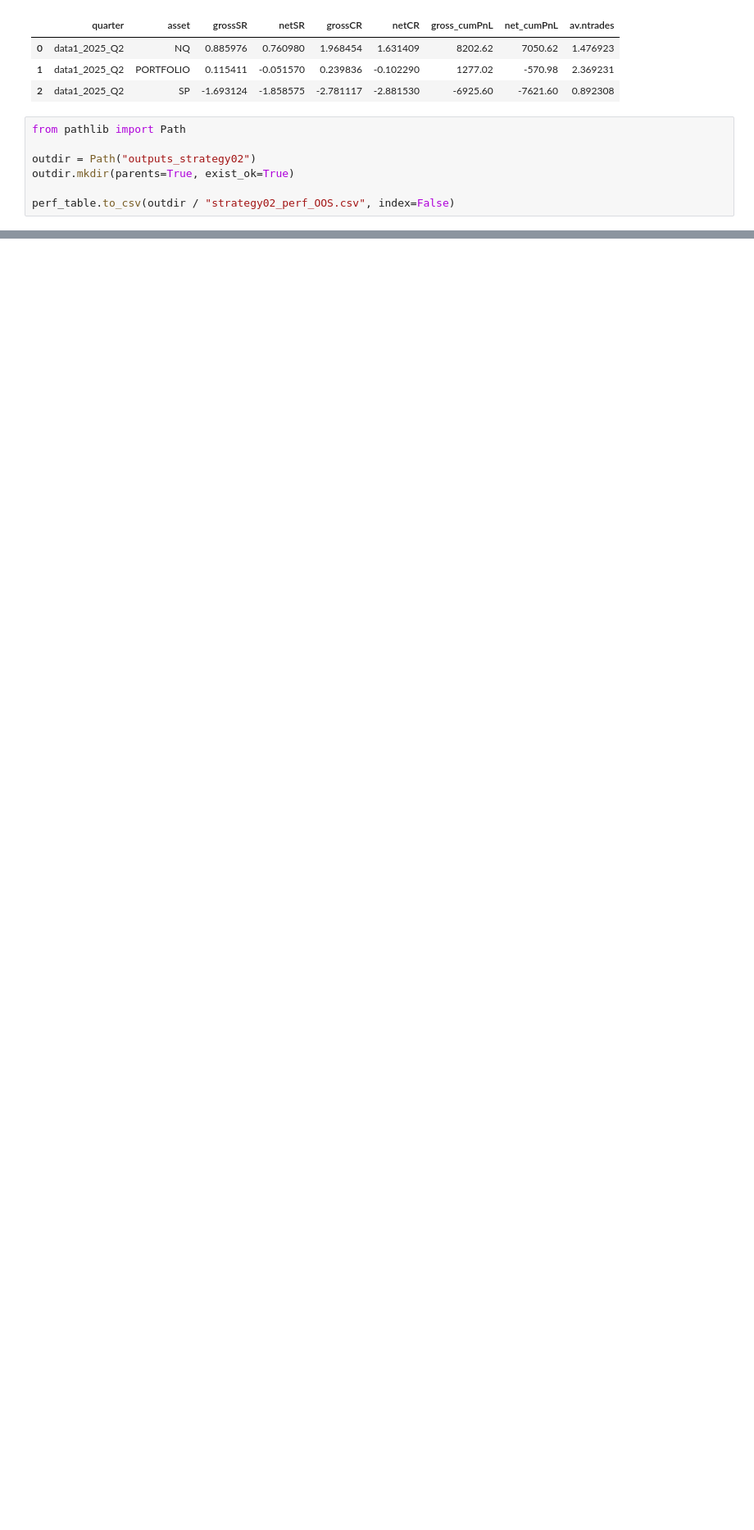
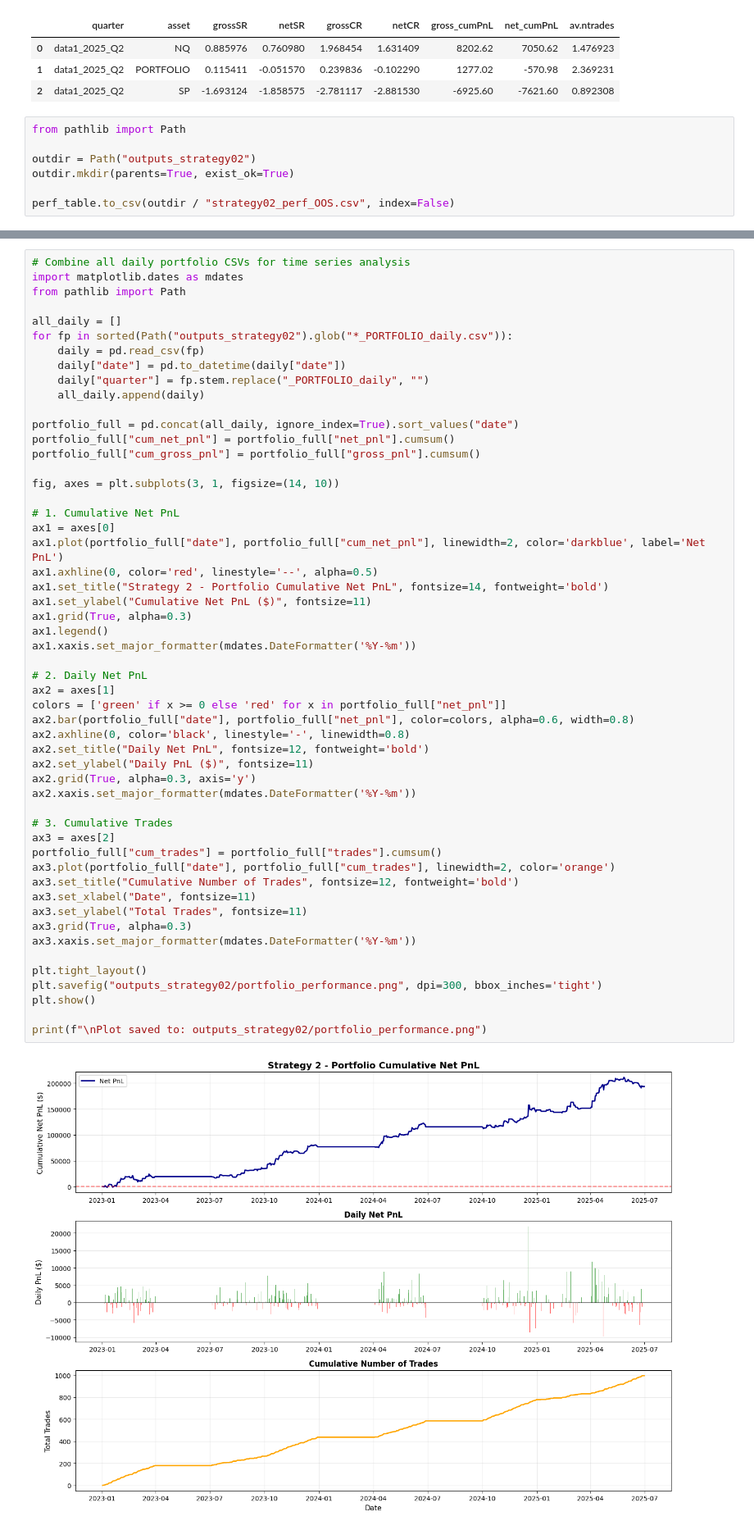
Before and after one commit to wynalazior/HFD-Final-Project, a Jupyter notebook: Testing/Strategy2.ipynb, the cells around one changed output, grey strips where cells are left out. Shown at 82% size. Cells and saved outputs as stored; diff of their text form; blank space fills up the shorter version.

```diff
--- a/Testing/Strategy2.ipynb
+++ b/Testing/Strategy2.ipynb
@@ -1236,0 +1373,55 @@ perf_table.to_csv(outdir / "strategy02_perf_OOS.csv", index=False)
+# %%
+# Combine all daily portfolio CSVs for time series analysis
+import matplotlib.dates as mdates
+from pathlib import Path
+
+all_daily = []
+for fp in sorted(Path("outputs_strategy02").glob("*_PORTFOLIO_daily.csv")):
+    daily = pd.read_csv(fp)
+    daily["date"] = pd.to_datetime(daily["date"])
+    daily["quarter"] = fp.stem.replace("_PORTFOLIO_daily", "")
+    all_daily.append(daily)
+
+portfolio_full = pd.concat(all_daily, ignore_index=True).sort_values("date")
+portfolio_full["cum_net_pnl"] = portfolio_full["net_pnl"].cumsum()
+portfolio_full["cum_gross_pnl"] = portfolio_full["gross_pnl"].cumsum()
+
+fig, axes = plt.subplots(3, 1, figsize=(14, 10))
+
+# 1. Cumulative Net PnL
+ax1 = axes[0]
+ax1.plot(portfolio_full["date"], portfolio_full["cum_net_pnl"], linewidth=2, color='darkblue', label='Net PnL')
+ax1.axhline(0, color='red', linestyle='--', alpha=0.5)
+ax1.set_title("Strategy 2 - Portfolio Cumulative Net PnL", fontsize=14, fontweight='bold')
+ax1.set_ylabel("Cumulative Net PnL ($)", fontsize=11)
+ax1.grid(True, alpha=0.3)
+ax1.legend()
+ax1.xaxis.set_major_formatter(mdates.DateFormatter('%Y-%m'))
+
+# 2. Daily Net PnL
+ax2 = axes[1]
+colors = ['green' if x >= 0 else 'red' for x in portfolio_full["net_pnl"]]
+ax2.bar(portfolio_full["date"], portfolio_full["net_pnl"], color=colors, alpha=0.6, width=0.8)
+ax2.axhline(0, color='black', linestyle='-', linewidth=0.8)
+ax2.set_title("Daily Net PnL", fontsize=12, fontweight='bold')
+ax2.set_ylabel("Daily PnL ($)", fontsize=11)
+ax2.grid(True, alpha=0.3, axis='y')
+ax2.xaxis.set_major_formatter(mdates.DateFormatter('%Y-%m'))
+
+# 3. Cumulative Trades
+ax3 = axes[2]
+portfolio_full["cum_trades"] = portfolio_full["trades"].cumsum()
+ax3.plot(portfolio_full["date"], portfolio_full["cum_trades"], linewidth=2, color='orange')
+ax3.set_title("Cumulative Number of Trades", fontsize=12, fontweight='bold')
+ax3.set_xlabel("Date", fontsize=11)
+ax3.set_ylabel("Total Trades", fontsize=11)
+ax3.grid(True, alpha=0.3)
+ax3.xaxis.set_major_formatter(mdates.DateFormatter('%Y-%m'))
+
+plt.tight_layout()
+plt.savefig("outputs_strategy02/portfolio_performance.png", dpi=300, bbox_inches='tight')
+plt.show()
+
+print(f"\nPlot saved to: outputs_strategy02/portfolio_performance.png")
+# %% [output]
+[figure, added]
```
Also changed, not shown: parts of 11 cells of this notebook, 12 other files.
